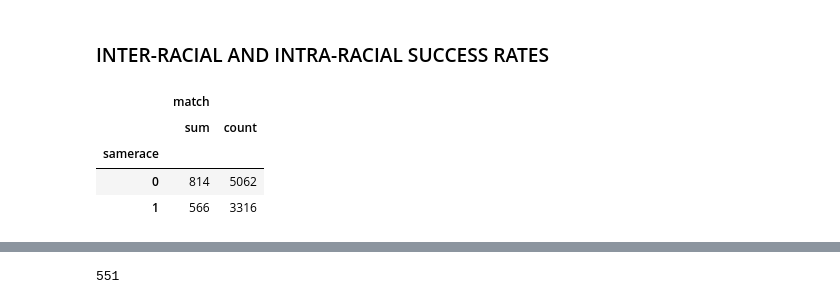
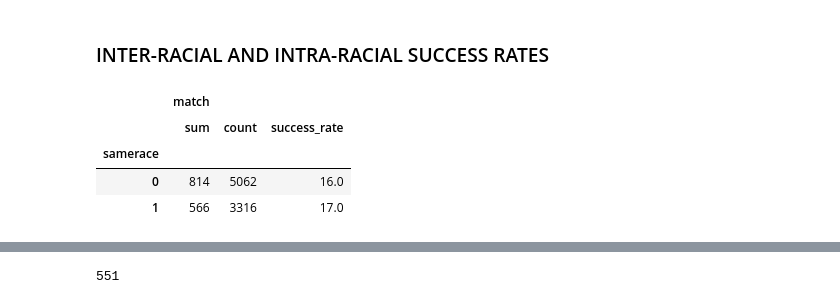
Before and after one commit to hugotomita1201/code_pudding_data, a Jupyter notebook: speed_dating_hugo.ipynb, the cells around one changed output, grey strips where cells are left out. Saved outputs shown, nothing was run; the diff lists cells and outputs as text; code cells hidden in the pictures.

```diff
--- a/speed_dating_hugo.ipynb
+++ b/speed_dating_hugo.ipynb
@@ -136,14 +233,14 @@ dtype: float64
 # %%
 #groupby samerace, we find that we get more matches for inter racial speed dates
 matched_same_race = df.groupby('samerace').agg({'match': ['sum', 'count']})
 
-matched_same_race['match', 'success_rate'] =
+matched_same_race['match', 'success_rate'] = round(matched_same_race['match', 'sum']/matched_same_race['match', 'count'], 2) *100
 matched_same_race
 # %% [output]
-|  | match |  |
-|  | sum | count |
-| samerace |  |  |
-| 0 | 814 | 5062 |
-| 1 | 566 | 3316 |
+|  | match |  |  |
+|  | sum | count | success_rate |
+| samerace |  |  |  |
+| 0 | 814 | 5062 | 16.0 |
+| 1 | 566 | 3316 | 17.0 |
 # %%
 
```
Also changed, not shown: parts of 37 cells of this notebook, 10 other files.
